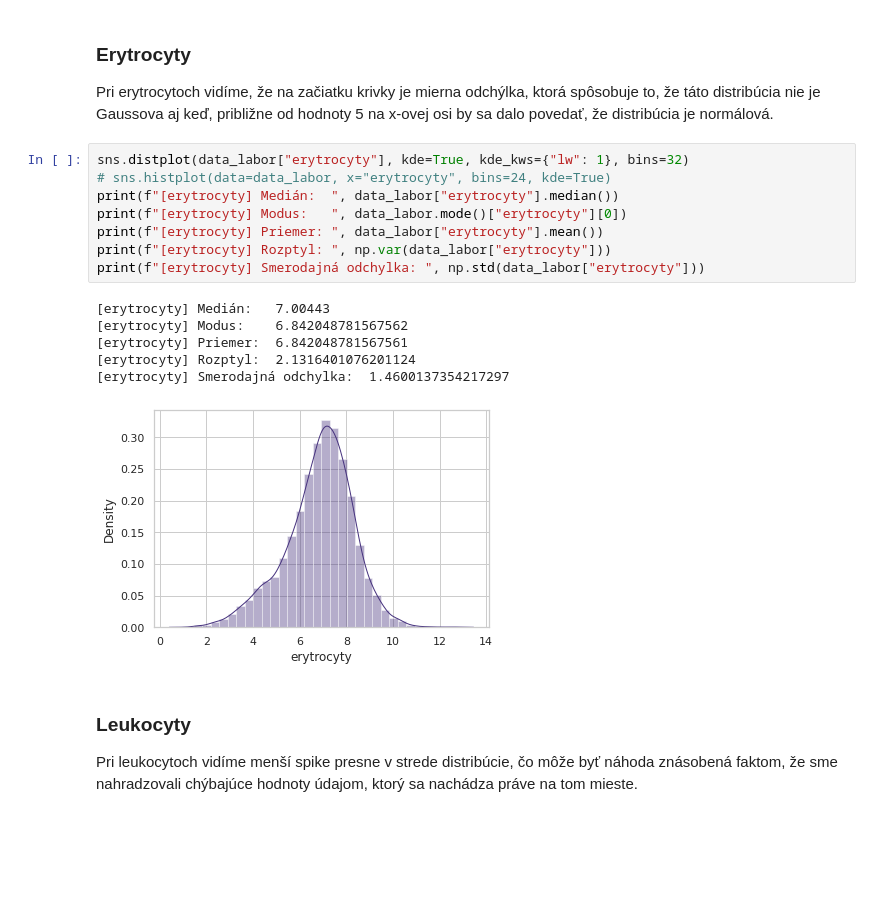
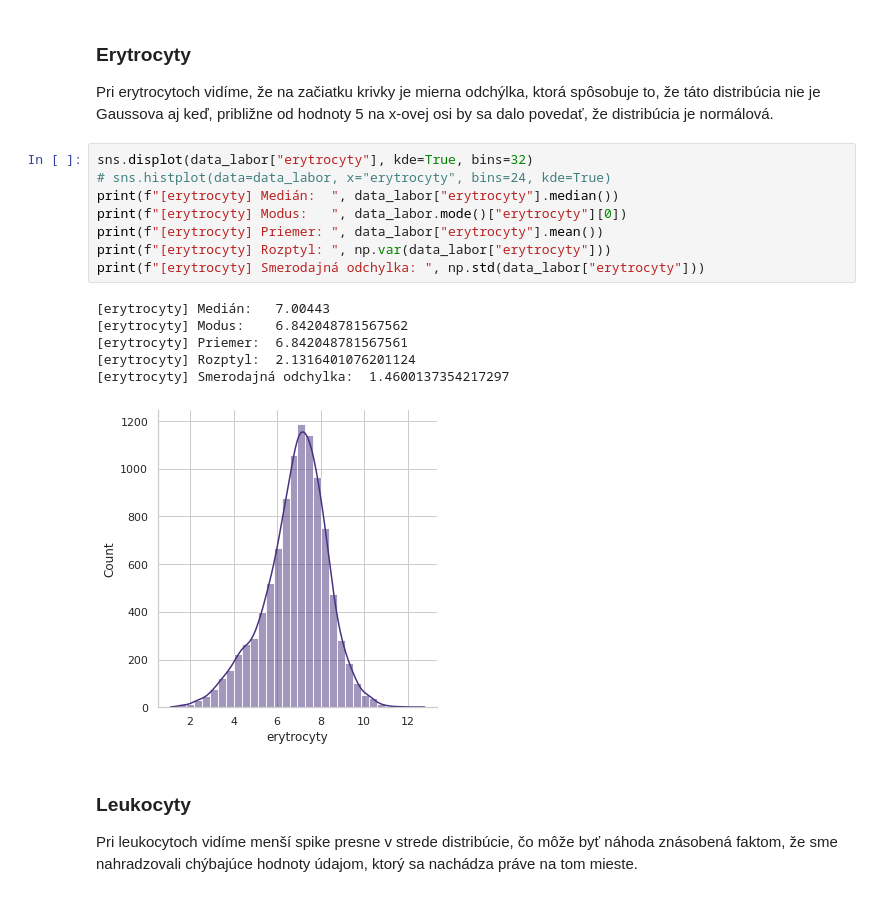
Before and after one commit to MarkoStahovec/IAU-Stahovec-Viest, a Jupyter notebook: main.ipynb, the cells around one changed output. Drawn from its saved outputs; the diff is of its cells as text; blank space fills up the shorter version.

```diff
--- a/main.ipynb
+++ b/main.ipynb
@@ -126,20 +128,20 @@ Pri erytrocytoch vidíme, že na začiatku krivky je mierna odchýlka, ktorá sp
 nie je Gaussova aj keď, približne od hodnoty 5 na x-ovej osi by sa dalo povedať,
 že distribúcia je normálová.
 # %%
-sns.distplot(data_labor["erytrocyty"], kde=True, kde_kws={"lw": 1}, bins=32)
+sns.displot(data_labor["erytrocyty"], kde=True, bins=32)
 # sns.histplot(data=data_labor, x="erytrocyty", bins=24, kde=True)
 print(f"[erytrocyty] Medián:  ", data_labor["erytrocyty"].median())
 print(f"[erytrocyty] Modus:   ", data_labor.mode()["erytrocyty"][0])
 print(f"[erytrocyty] Priemer: ", data_labor["erytrocyty"].mean())
 print(f"[erytrocyty] Rozptyl: ", np.var(data_labor["erytrocyty"]))
 print(f"[erytrocyty] Smerodajná odchylka: ", np.std(data_labor["erytrocyty"]))
 # %% [output]
 [erytrocyty] Medián:   7.00443
 [erytrocyty] Modus:    6.842048781567562
 [erytrocyty] Priemer:  6.842048781567561
 [erytrocyty] Rozptyl:  2.1316401076201124
 [erytrocyty] Smerodajná odchylka:  1.4600137354217297
-[figure, old version]
+[figure, new version]
 # %% [markdown]
 ### Leukocyty
 
```
Also changed, not shown: parts of 71 cells of this notebook.
